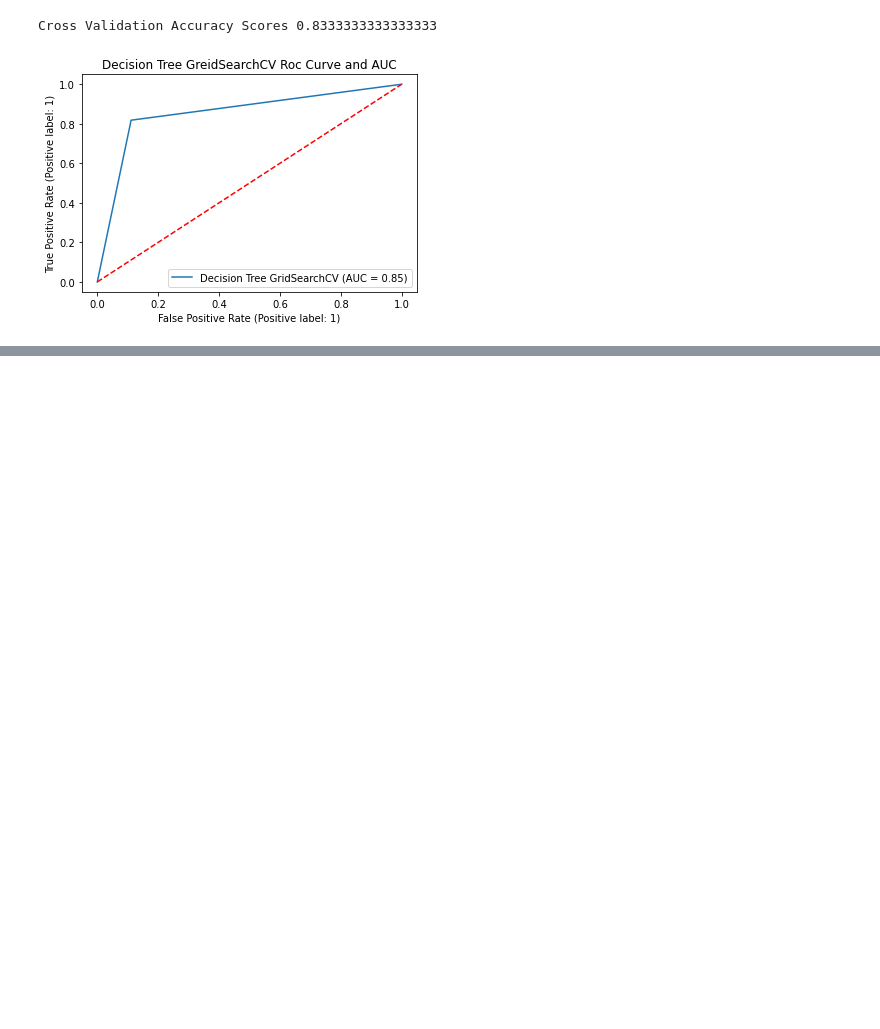
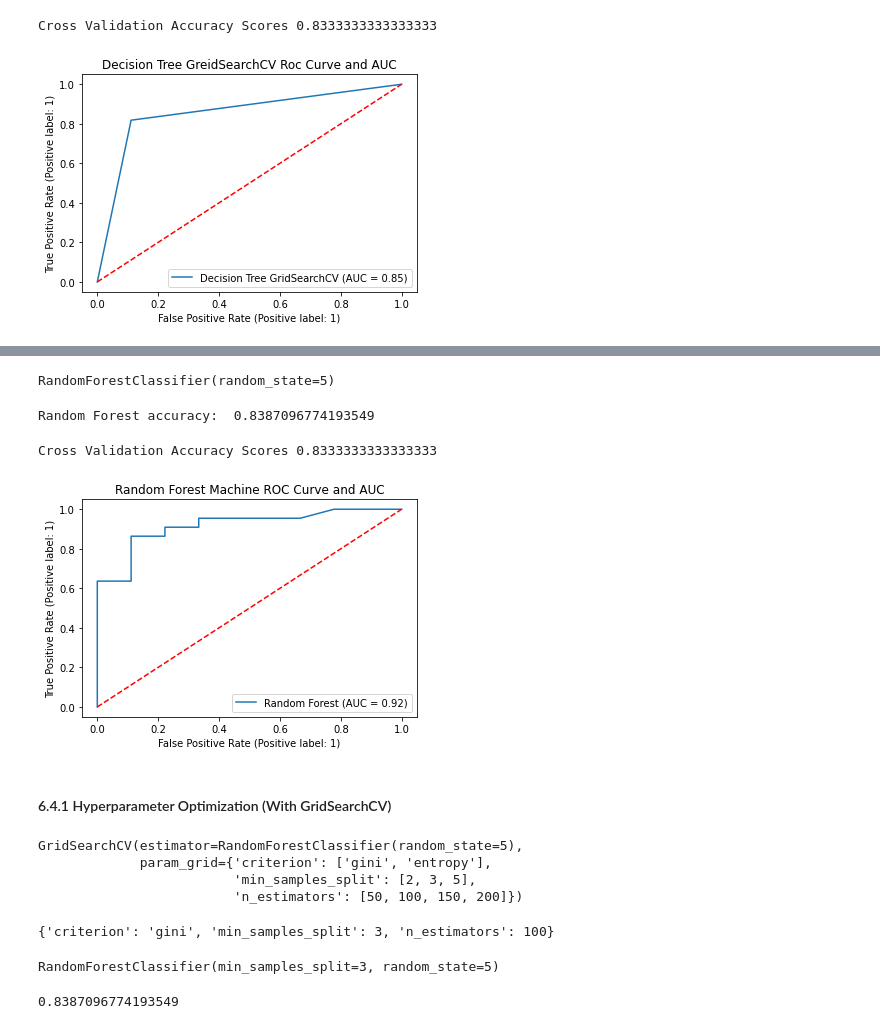
Before and after one commit to TaeMD/ML-projects, a Jupyter notebook: heart-attack-analysis.ipynb, the cells around one changed output, grey strips where cells are left out. Cells and saved outputs as stored; diff of their text form; code cells hidden in the pictures; blank space fills up the shorter version.

```diff
--- a/heart-attack-analysis.ipynb
+++ b/heart-attack-analysis.ipynb
@@ -1312,0 +1317,6 @@ plt.show()
+# %%
+rf = RandomForestClassifier(random_state=5)
+# %%
+rf.fit(X_train, y_train)
+# %% [output]
+RandomForestClassifier(random_state=5)
@@ -1312,0 +1325,19 @@ plt.show()
+# %%
+rf_accu = accuracy_score(y_test, y_pred)
+print("Random Forest accuracy: ", rf_accu)
+# %% [output]
+Random Forest accuracy:  0.8387096774193549
+# %%
+score = cross_val_score(rf, X_test, y_test, cv=10)
+print("Cross Validation Accuracy Scores", scores.mean())
+# %% [output]
+Cross Validation Accuracy Scores 0.8333333333333333
+# %%
+plot_roc_curve(rf, X_test, y_test, name='Random Forest')
+plt.title('Random Forest Machine ROC Curve and AUC')
+plt.plot([0,1], [0,1], 'r--')
+plt.show()
+# %% [output]
+[figure, added]
+# %% [markdown]
+#### 6.4.1 Hyperparameter Optimization (With GridSearchCV)
@@ -1312,0 +1350,11 @@ plt.show()
+# %%
+rf_grid.fit(X_train, y_train)
+# %% [output]
+GridSearchCV(estimator=RandomForestClassifier(random_state=5),
+             param_grid={'criterion': ['gini', 'entropy'],
+                         'min_samples_split': [2, 3, 5],
+                         'n_estimators': [50, 100, 150, 200]})
+# %%
+rf_grid.best_params_
+# %% [output]
+{'criterion': 'gini', 'min_samples_split': 3, 'n_estimators': 100}
@@ -1312,0 +1365,4 @@ plt.show()
+# %%
+rf_new.fit(X_train, y_train)
+# %% [output]
+RandomForestClassifier(min_samples_split=3, random_state=5)
@@ -1312,0 +1371,4 @@ plt.show()
+# %%
+accuracy_score(y_test, y_pred)
+# %% [output]
+0.8387096774193549
```
Also changed, not shown: parts of 8 cells of this notebook.
